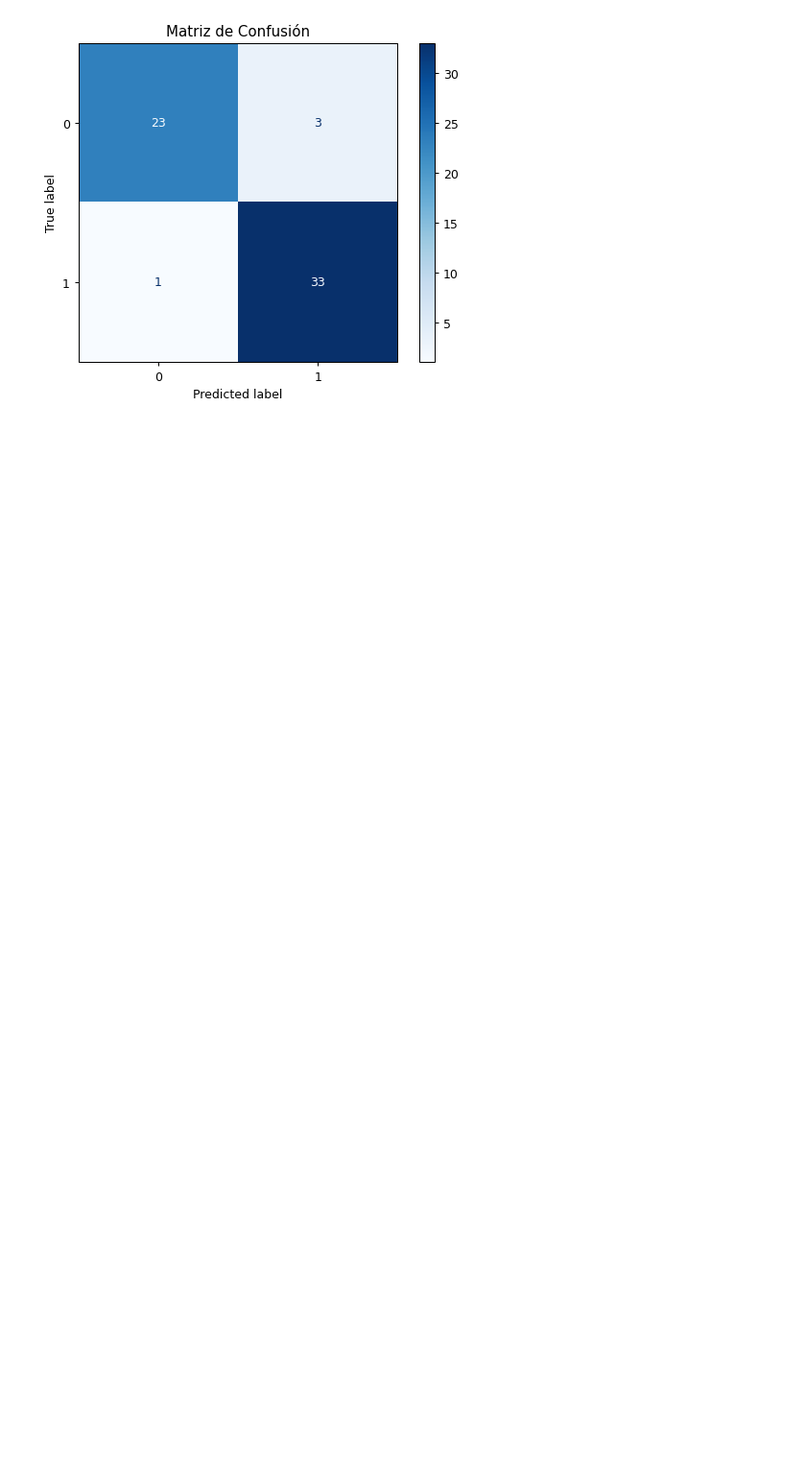
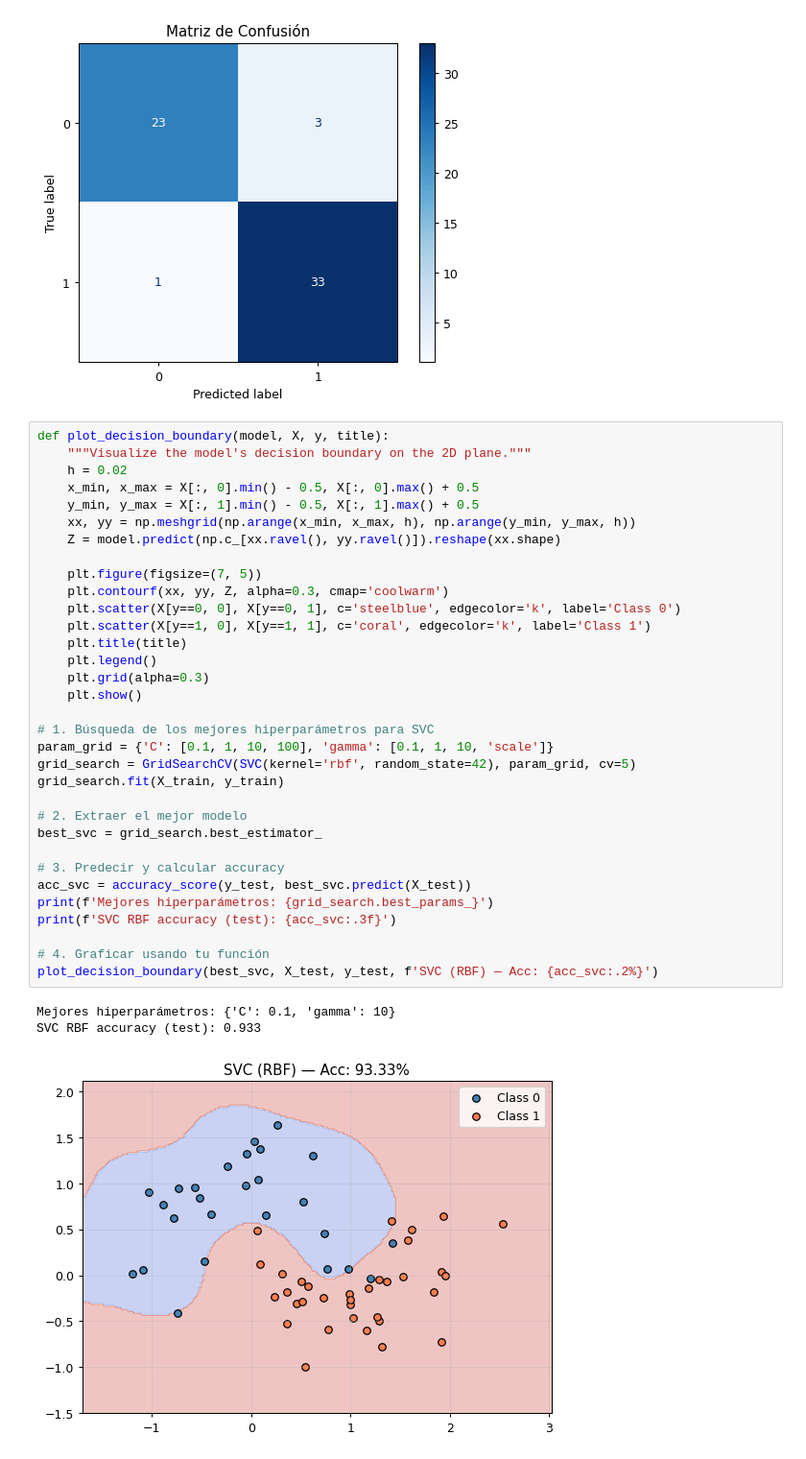
Before and after one commit to CtrlAltBryan/Machine-Learning-6-SIN-A-Mar-Jul-2026, a Jupyter notebook: trees.ipynb, the cells around one changed output. Shown at 96% size. Drawn from its saved outputs; the diff is of its cells as text; blank space fills up the shorter version.

```diff
--- a/trees.ipynb
+++ b/trees.ipynb
@@ -119,3 +119,40 @@ Reporte de Clasificación:
 weighted avg       0.93      0.93      0.93        60
 [figure]
 [figure]
+# %%
+def plot_decision_boundary(model, X, y, title):
+    """Visualize the model's decision boundary on the 2D plane."""
+    h = 0.02
+    x_min, x_max = X[:, 0].min() - 0.5, X[:, 0].max() + 0.5
+    y_min, y_max = X[:, 1].min() - 0.5, X[:, 1].max() + 0.5
+    xx, yy = np.meshgrid(np.arange(x_min, x_max, h), np.arange(y_min, y_max, h))
+    Z = model.predict(np.c_[xx.ravel(), yy.ravel()]).reshape(xx.shape)
+
+    plt.figure(figsize=(7, 5))
+    plt.contourf(xx, yy, Z, alpha=0.3, cmap='coolwarm')
+    plt.scatter(X[y==0, 0], X[y==0, 1], c='steelblue', edgecolor='k', label='Class 0')
+    plt.scatter(X[y==1, 0], X[y==1, 1], c='coral', edgecolor='k', label='Class 1')
+    plt.title(title)
+    plt.legend()
+    plt.grid(alpha=0.3)
+    plt.show()
+
+# 1. Búsqueda de los mejores hiperparámetros para SVC
+param_grid = {'C': [0.1, 1, 10, 100], 'gamma': [0.1, 1, 10, 'scale']}
+grid_search = GridSearchCV(SVC(kernel='rbf', random_state=42), param_grid, cv=5)
+grid_search.fit(X_train, y_train)
+
+# 2. Extraer el mejor modelo
+best_svc = grid_search.best_estimator_
+
+# 3. Predecir y calcular accuracy
+acc_svc = accuracy_score(y_test, best_svc.predict(X_test))
+print(f'Mejores hiperparámetros: {grid_search.best_params_}')
+print(f'SVC RBF accuracy (test): {acc_svc:.3f}')
+
+# 4. Graficar usando tu función
+plot_decision_boundary(best_svc, X_test, y_test, f'SVC (RBF) — Acc: {acc_svc:.2%}')
+# %% [output]
+Mejores hiperparámetros: {'C': 0.1, 'gamma': 10}
+SVC RBF accuracy (test): 0.933
+[figure, added]
```
Also changed, not shown: parts of 3 cells of this notebook.
